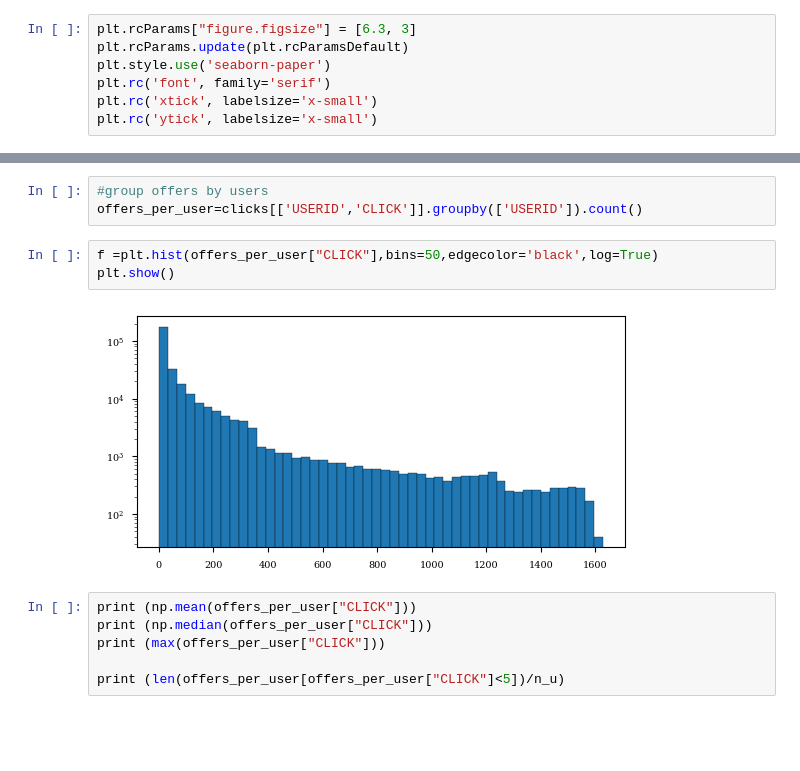
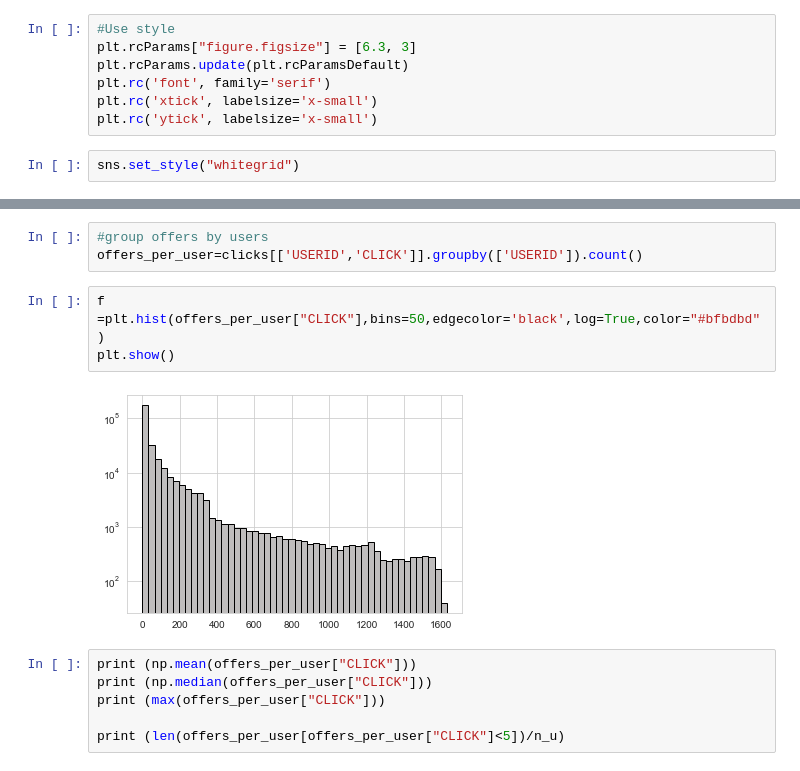
Before and after one commit to Trying2Code4/Seminar2020, a Jupyter notebook: ExploratoryDataAnalysis.ipynb, the cells around one changed output, grey strips where cells are left out. Cells and saved outputs as stored; diff of their text form; blank space fills up the shorter version.

```diff
--- a/ExploratoryDataAnalysis.ipynb
+++ b/ExploratoryDataAnalysis.ipynb
@@ -7,9 +7,11 @@ import pandas as pd
 pd.options.display.max_columns = 999
 import matplotlib
 # %%
+#Use style
 plt.rcParams["figure.figsize"] = [6.3, 3]
 plt.rcParams.update(plt.rcParamsDefault)
-plt.style.use('seaborn-paper')
 plt.rc('font', family='serif')
 plt.rc('xtick', labelsize='x-small')
 plt.rc('ytick', labelsize='x-small')
+# %%
+sns.set_style("whitegrid")
@@ -64,10 +69,10 @@ print (min(clickthrough_per_user["CLICK"]))
 #group offers by users
 offers_per_user=clicks[['USERID','CLICK']].groupby(['USERID']).count()
 # %%
-f =plt.hist(offers_per_user["CLICK"],bins=50,edgecolor='black',log=True)
+f =plt.hist(offers_per_user["CLICK"],bins=50,edgecolor='black',log=True,color="#bfbdbd")
 plt.show()
 # %% [output]
-[figure, old version]
+[figure, new version]
 # %%
 print (np.mean(offers_per_user["CLICK"]))
 print (np.median(offers_per_user["CLICK"]))
```
Also changed, not shown: parts of 9 cells of this notebook, 4 other files.
